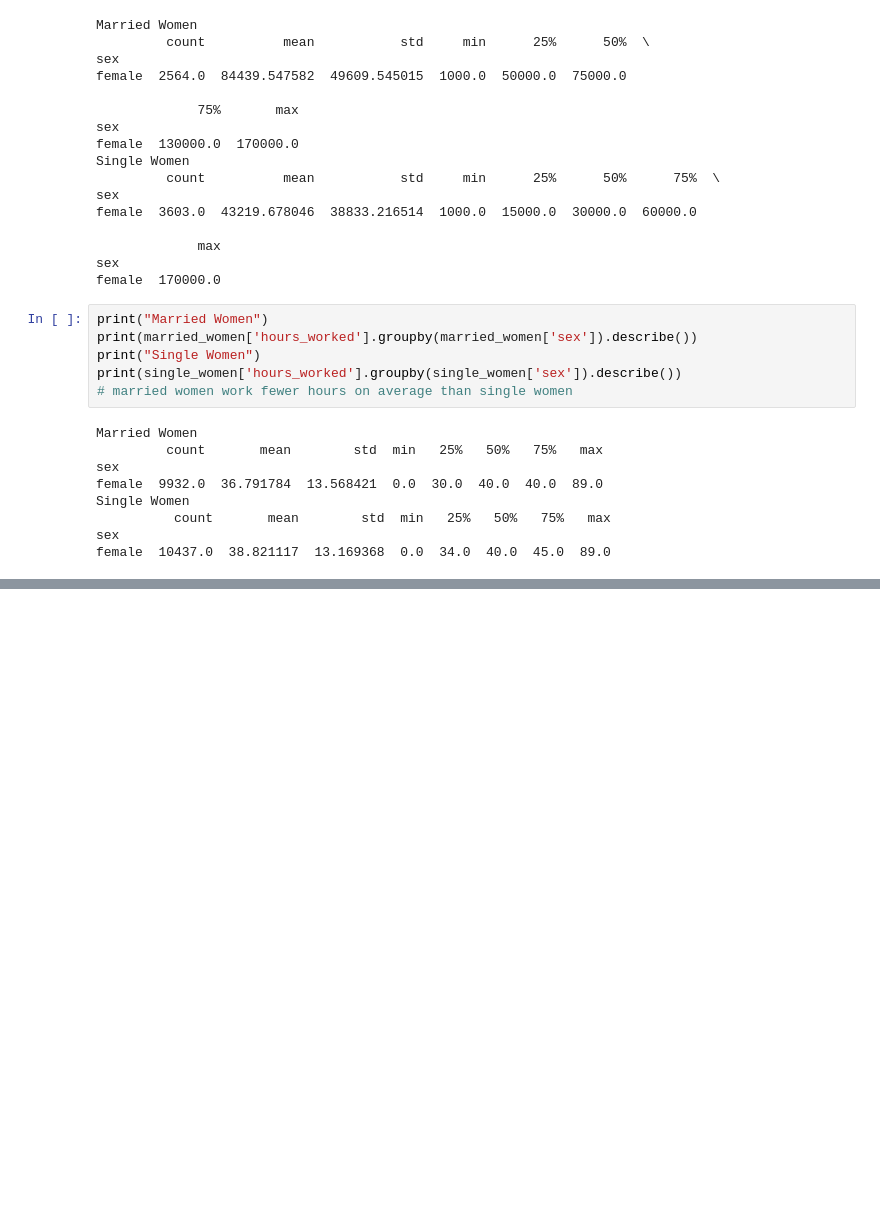
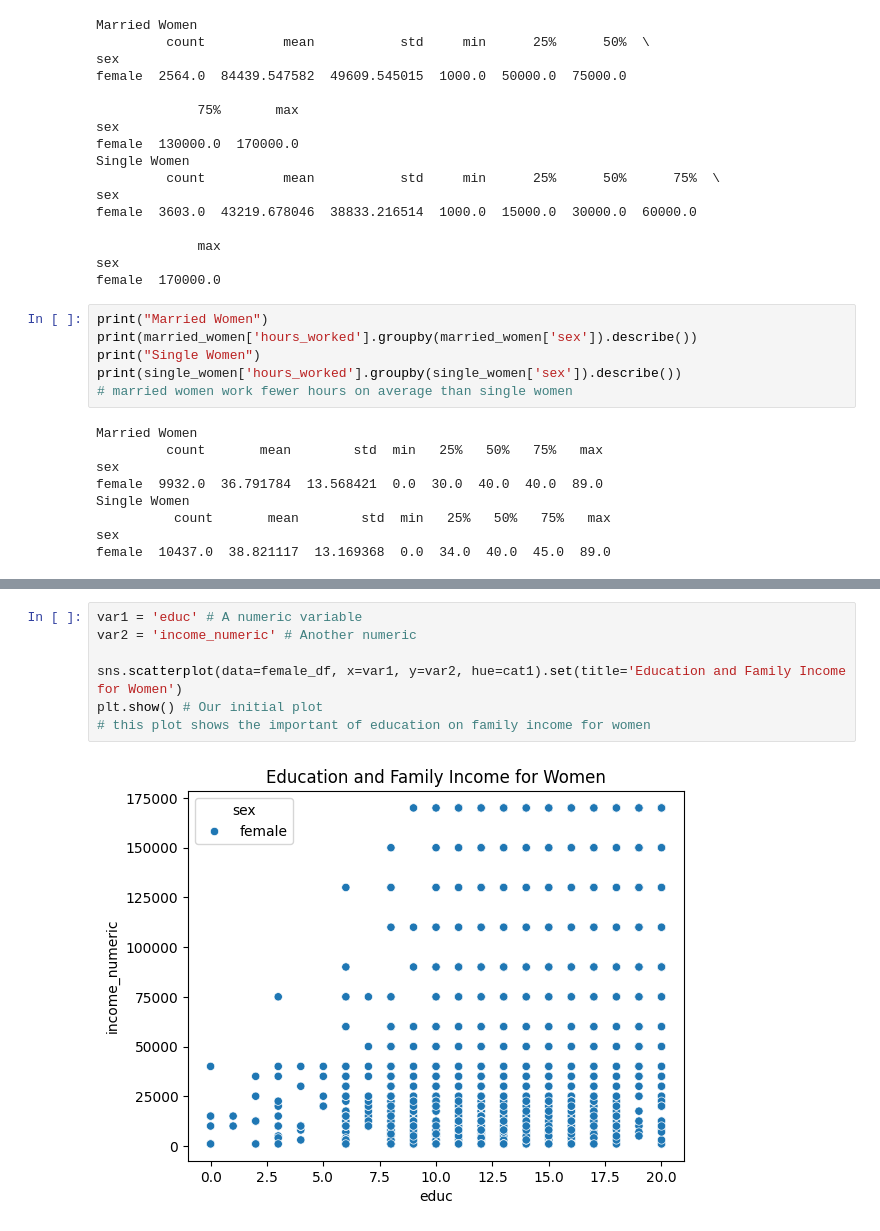
Before and after one commit to fwx5ax/EDA, a Jupyter notebook: lab/get_gss.ipynb, the cells around one changed output, grey strips where cells are left out. Drawn from its saved outputs; the diff is of its cells as text; blank space fills up the shorter version.

```diff
--- a/lab/get_gss.ipynb
+++ b/lab/get_gss.ipynb
@@ -318,0 +383,9 @@ male  8765.0  42.660468  14.757238  0.0  40.0  40.0  50.0  89.0
+# %%
+var1 = 'educ' # A numeric variable
+var2 = 'income_numeric' # Another numeric
+
+sns.scatterplot(data=female_df, x=var1, y=var2, hue=cat1).set(title='Education and Family Income for Women')
+plt.show() # Our initial plot
+# this plot shows the important of education on family income for women
+# %% [output]
+[figure, added]
```
Also changed, not shown: parts of 6 cells of this notebook.
